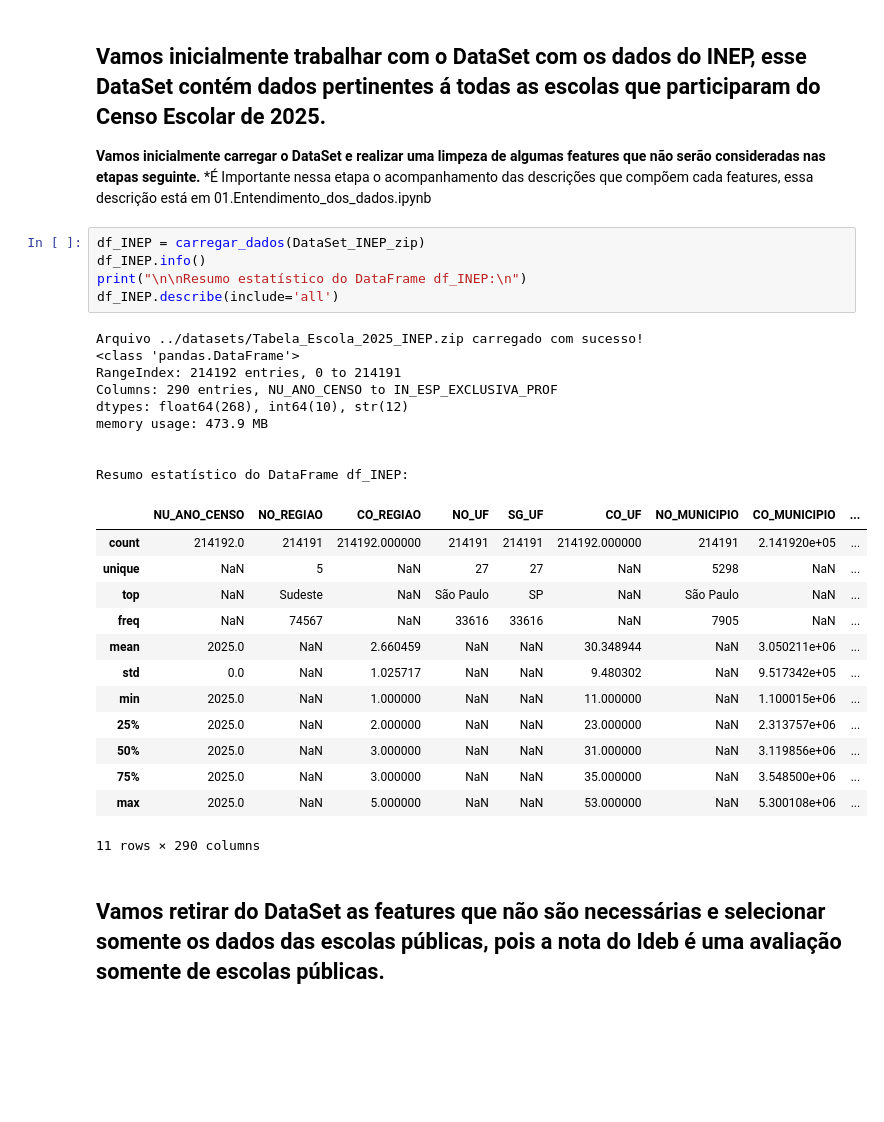
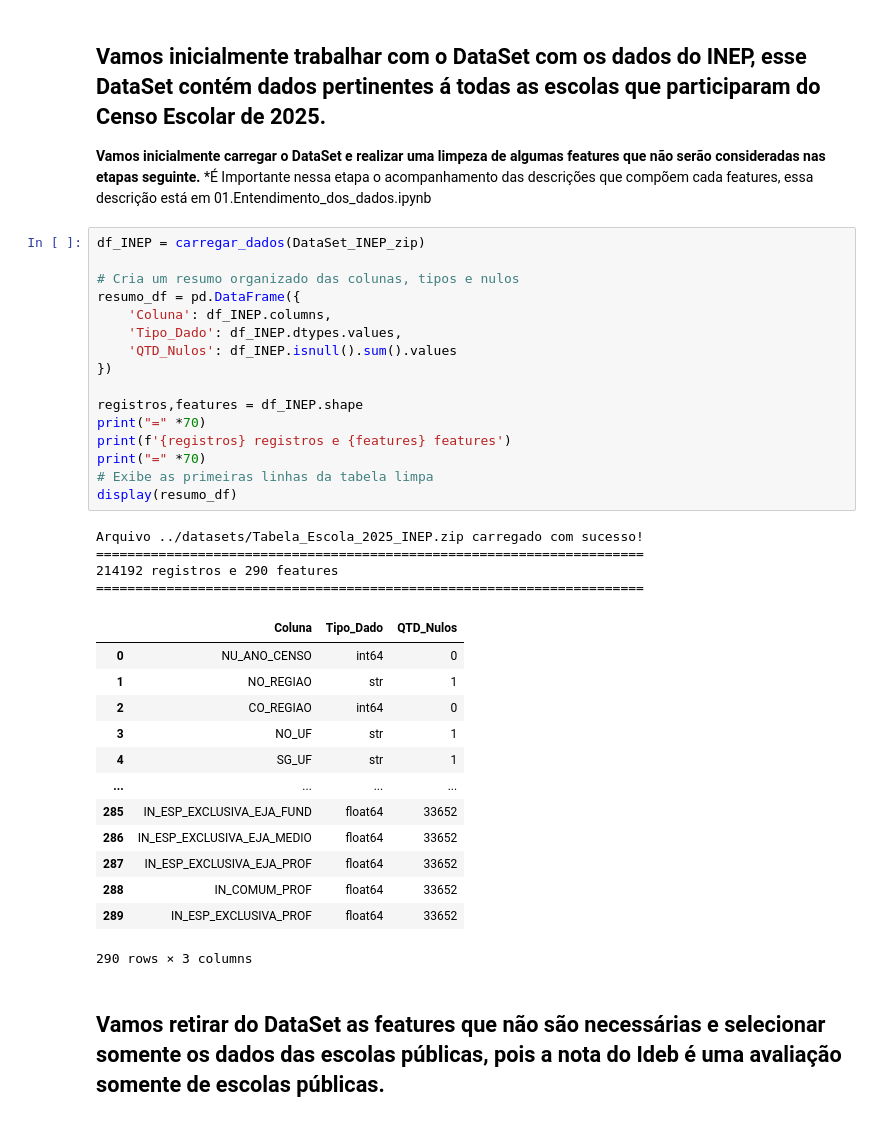
Before and after one commit to presley-rocha/Aprendizagem_de_maquina_supervisionado_POS_DATASCIENCE_SENAC, a Jupyter notebook: 2_NoteBooks_Etapas_Projeto/02.Preparacao_dos_dados.ipynb, the cells around one changed output. Cells and saved outputs as stored; diff of their text form; blank space fills up the shorter version.

Commit message:
Melhorando o [02.Preparacao_dos_dados]

```diff
--- a/2_NoteBooks_Etapas_Projeto/02.Preparacao_dos_dados.ipynb
+++ b/2_NoteBooks_Etapas_Projeto/02.Preparacao_dos_dados.ipynb
@@ -34,32 +35,38 @@ def carregar_dados(DataSet):
 *É Importante nessa etapa o acompanhamento das descrições que compõem cada features, essa descrição está em 01.Entendimento_dos_dados.ipynb
 # %%
 df_INEP = carregar_dados(DataSet_INEP_zip)
-df_INEP.info()
-print("\n\nResumo estatístico do DataFrame df_INEP:\n")
-df_INEP.describe(include='all')
+
+# Cria um resumo organizado das colunas, tipos e nulos
+resumo_df = pd.DataFrame({
+    'Coluna': df_INEP.columns,
+    'Tipo_Dado': df_INEP.dtypes.values,
+    'QTD_Nulos': df_INEP.isnull().sum().values
+})
+
+registros,features = df_INEP.shape
+print("=" *70)
+print(f'{registros} registros e {features} features')
+print("=" *70)
+# Exibe as primeiras linhas da tabela limpa
+display(resumo_df)
 # %% [output]
 Arquivo ../datasets/Tabela_Escola_2025_INEP.zip carregado com sucesso!
-<class 'pandas.DataFrame'>
-RangeIndex: 214192 entries, 0 to 214191
-Columns: 290 entries, NU_ANO_CENSO to IN_ESP_EXCLUSIVA_PROF
-dtypes: float64(268), int64(10), str(12)
-memory usage: 473.9 MB
-
-
-Resumo estatístico do DataFrame df_INEP:
+======================================================================
+214192 registros e 290 features
+======================================================================
-|  | NU_ANO_CENSO | NO_REGIAO | CO_REGIAO | NO_UF | SG_UF | CO_UF | NO_MUNICIPIO | CO_MUNICIPIO | ... |
-| count | 214192.0 | 214191 | 214192.000000 | 214191 | 214191 | 214192.000000 | 214191 | 2.141920e+05 | ... |
-| unique | NaN | 5 | NaN | 27 | 27 | NaN | 5298 | NaN | ... |
-| top | NaN | Sudeste | NaN | São Paulo | SP | NaN | São Paulo | NaN | ... |
-| freq | NaN | 74567 | NaN | 33616 | 33616 | NaN | 7905 | NaN | ... |
-| mean | 2025.0 | NaN | 2.660459 | NaN | NaN | 30.348944 | NaN | 3.050211e+06 | ... |
-| std | 0.0 | NaN | 1.025717 | NaN | NaN | 9.480302 | NaN | 9.517342e+05 | ... |
-| min | 2025.0 | NaN | 1.000000 | NaN | NaN | 11.000000 | NaN | 1.100015e+06 | ... |
-| 25% | 2025.0 | NaN | 2.000000 | NaN | NaN | 23.000000 | NaN | 2.313757e+06 | ... |
-| 50% | 2025.0 | NaN | 3.000000 | NaN | NaN | 31.000000 | NaN | 3.119856e+06 | ... |
-| 75% | 2025.0 | NaN | 3.000000 | NaN | NaN | 35.000000 | NaN | 3.548500e+06 | ... |
-| max | 2025.0 | NaN | 5.000000 | NaN | NaN | 53.000000 | NaN | 5.300108e+06 | ... |
+|  | Coluna | Tipo_Dado | QTD_Nulos |
+| 0 | NU_ANO_CENSO | int64 | 0 |
+| 1 | NO_REGIAO | str | 1 |
+| 2 | CO_REGIAO | int64 | 0 |
+| 3 | NO_UF | str | 1 |
+| 4 | SG_UF | str | 1 |
+| ... | ... | ... | ... |
+| 285 | IN_ESP_EXCLUSIVA_EJA_FUND | float64 | 33652 |
+| 286 | IN_ESP_EXCLUSIVA_EJA_MEDIO | float64 | 33652 |
+| 287 | IN_ESP_EXCLUSIVA_EJA_PROF | float64 | 33652 |
+| 288 | IN_COMUM_PROF | float64 | 33652 |
+| 289 | IN_ESP_EXCLUSIVA_PROF | float64 | 33652 |
-11 rows × 290 columns
+290 rows × 3 columns
 # %% [markdown]
 ## Vamos retirar do DataSet as features que não são necessárias e selecionar somente os dados das escolas públicas, pois a nota do Ideb é uma avaliação somente de escolas públicas.
 # %%
```
Also changed, not shown: parts of 22 cells of this notebook, 1 other file.
